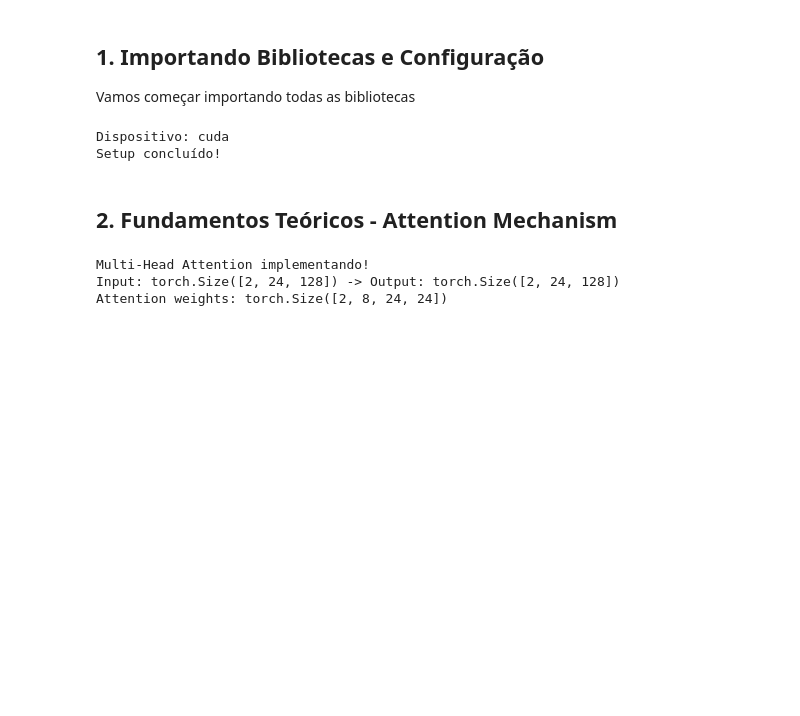
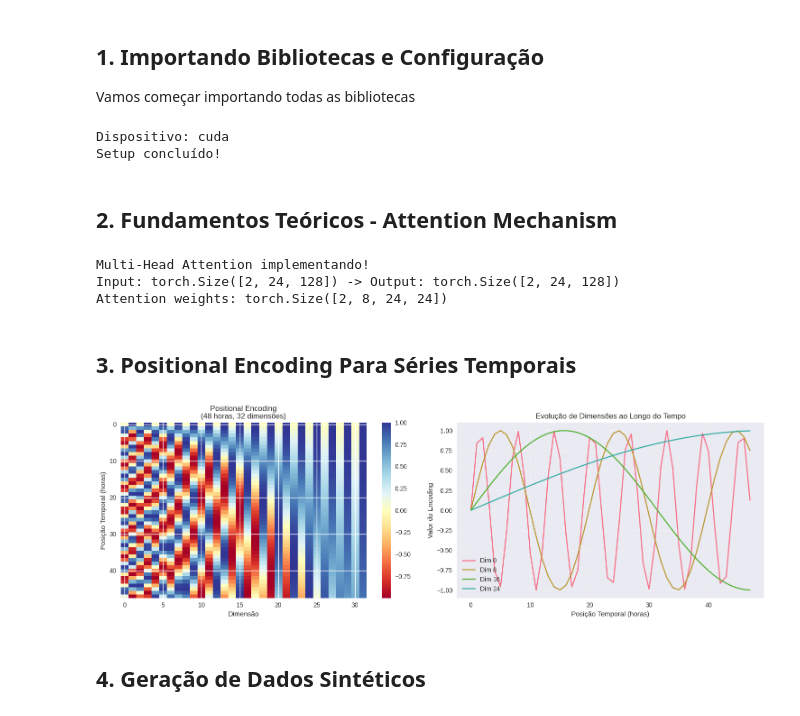
Before and after one commit to davioliveiraes/time_series_transformer, a Jupyter notebook: time_series_transfomer.ipynb, the cells around one changed output. Cells and saved outputs as stored; diff of their text form; code cells hidden in the pictures; blank space fills up the shorter version.

Commit message:
feat: Implementing positional encoding, synthetic data generation and requirements.txt

```diff
--- a/time_series_transfomer.ipynb
+++ b/time_series_transfomer.ipynb
@@ -133,3 +133,52 @@ print(f"Attention weights: {weights.shape}")
 Multi-Head Attention implementando!
 Input: torch.Size([2, 24, 128]) -> Output: torch.Size([2, 24, 128])
 Attention weights: torch.Size([2, 8, 24, 24])
+# %% [markdown]
+## 3. Positional Encoding Para Séries Temporais
+# %%
+class TimeSeriesPositionlEncoding(nn.Module):
+   """Positional Encoding otimizado para séries temporais"""
+
+   def __init__(self, d_model: int, max_len: int = 5000, dropout: float = 0.1):
+      super().__init__()
+      self.dropout = nn.Dropout(dropout)
+
+      pe = torch.zeros(max_len, d_model)
+      position = torch.arange(0, max_len, dtype=torch.float).unsqueeze(1)
+
+      div_term = torch.exp(torch.arange(0, d_model, 2).float() * (-math.log(10000.0) / d_model))
+
+      pe[:, 0::2] = torch.sin(position * div_term)
+      pe[:, 1::2] = torch.cos(position * div_term)
+
+      self.register_buffer('pe', pe.unsqueeze(0))
+
+   def forward(self, x):
+      x = x + self.pe[:, :x.size(1), :]
+      return self.dropout(x)
+
+pe = TimeSeriesPositionlEncoding(d_model=64, max_len=168)
+pe_matrix = pe.pe.squeeze().numpy()
+
+fig, (ax1, ax2) = plt.subplots(1, 2, figsize=(15, 5))
+
+im1 = ax1.imshow(pe_matrix[:48, :32], cmap='RdYlBu', aspect='auto')
+ax1.set_title('Positional Encoding\n(48 horas, 32 dimensões)')
+ax1.set_xlabel('Dimensão')
+ax1.set_ylabel('Posição Temporal (horas)')
+plt.colorbar(im1, ax=ax1)
+
+for i in range(0, 32, 8):
+   ax2.plot(pe_matrix[:48, i], label=f'Dim {i}')
+ax2.set_title('Evolução de Dimensões ao Longo do Tempo')
+ax2.set_xlabel('Posição Temporal (horas)')
+ax2.set_ylabel("Valor do Encoding")
+ax2.legend()
+ax2.grid(True, alpha=0.3)
+
+plt.tight_layout()
+plt.show()
+# %% [output]
+[figure, added]
+# %% [markdown]
+## 4. Geração de Dados Sintéticos
```
Also changed, not shown: parts of 1 cell of this notebook, 1 other file.
